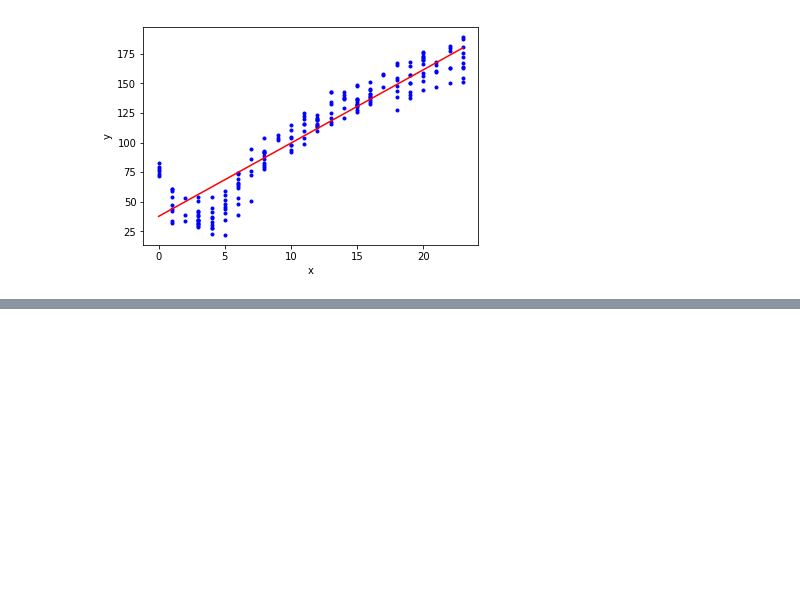
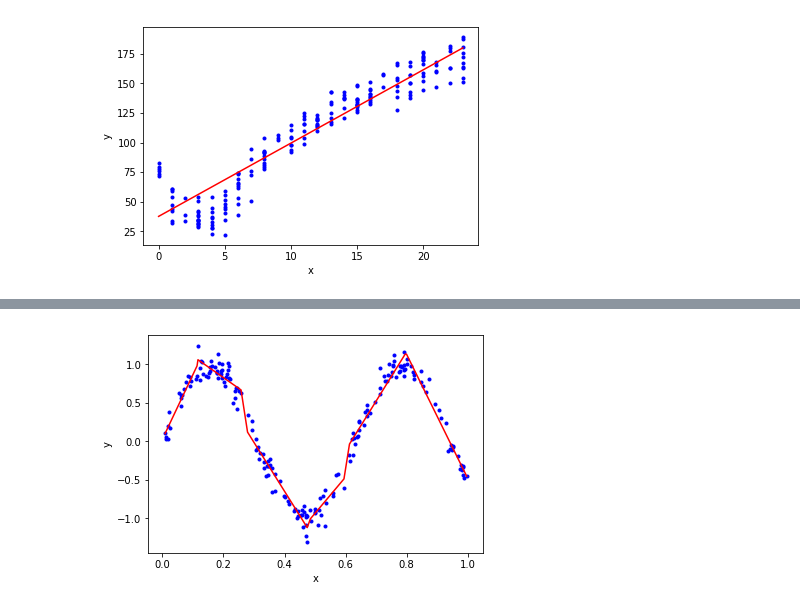
Before and after one commit to codefan/python-study, a Jupyter notebook: MLIA-note/ch09/treeRegression.ipynb, the cells around one changed output, grey strips where cells are left out. Saved outputs shown, nothing was run; the diff lists cells and outputs as text; code cells hidden in the pictures; blank space fills up the shorter version.

```diff
--- a/MLIA-note/ch09/treeRegression.ipynb
+++ b/MLIA-note/ch09/treeRegression.ipynb
@@ -324,0 +330,7 @@ plotTreeCast(testMat, yHat)
+# %%
+sineTree2 = createTree(sineMat, modelLeaf, modelErr,(1,10))
+sineHat2 = createForeCast(sineTree2,sineMat[:,0],modelEval=modelTreeEval)
+# %%
+plotTreeCast(sineMat, sineHat2)
+# %% [output]
+[figure, added]
```
Also changed, not shown: parts of 3 cells of this notebook, 1 other file.
